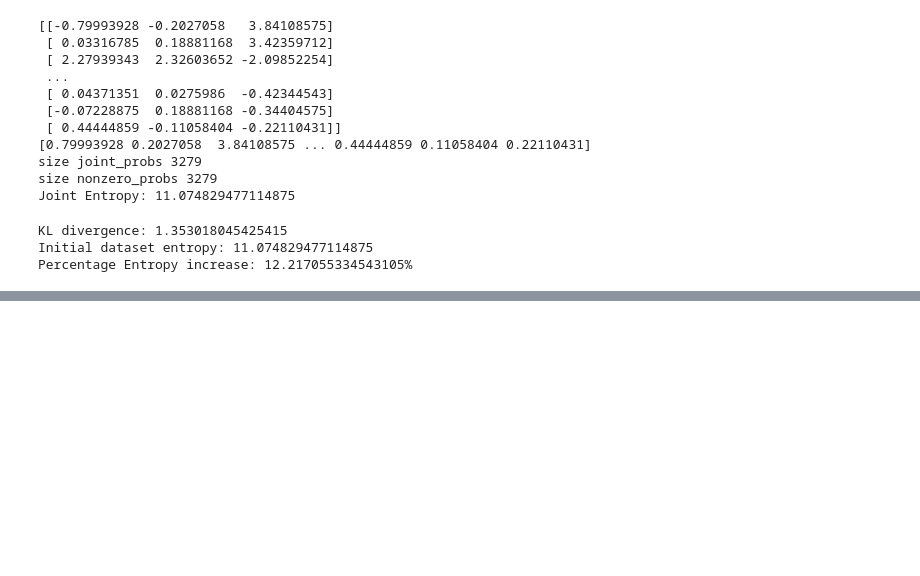
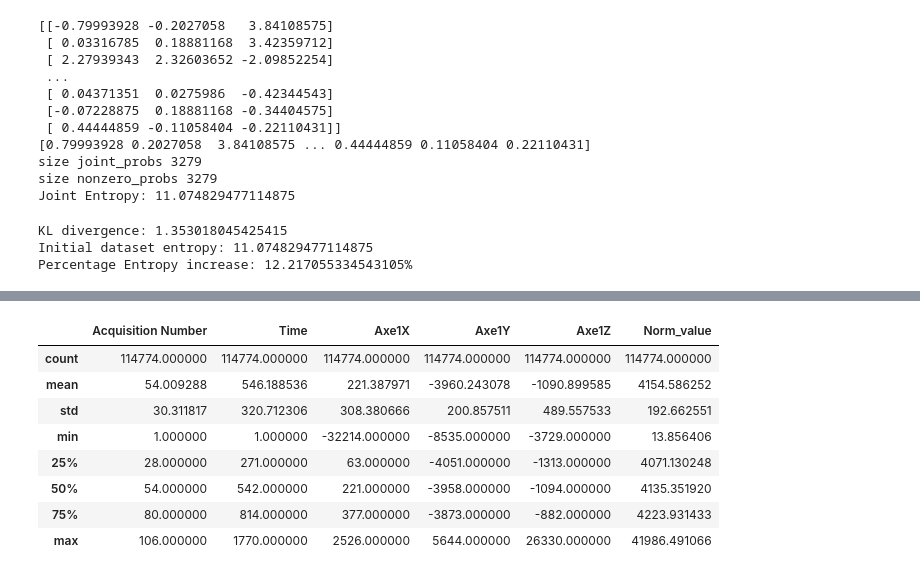
Before and after one commit to BianchiLuca28/project_CSD, a Jupyter notebook: notebook_exploration_cleaning/ingestion.ipynb, the cells around one changed output, grey strips where cells are left out. Cells and saved outputs as stored; diff of their text form; code cells hidden in the pictures; blank space fills up the shorter version.

```diff
--- a/notebook_exploration_cleaning/ingestion.ipynb
+++ b/notebook_exploration_cleaning/ingestion.ipynb
@@ -210,0 +265,12 @@ plt.plot(np.arange(0, X_tsne.size, 1), X_tsne)
+# %%
+time_series_1.describe()
+# %% [output]
+|  | Acquisition Number | Time | Axe1X | Axe1Y | Axe1Z | Norm_value |
+| count | 114774.000000 | 114774.000000 | 114774.000000 | 114774.000000 | 114774.000000 | 114774.000000 |
+| mean | 54.009288 | 546.188536 | 221.387971 | -3960.243078 | -1090.899585 | 4154.586252 |
+| std | 30.311817 | 320.712306 | 308.380666 | 200.857511 | 489.557533 | 192.662551 |
+| min | 1.000000 | 1.000000 | -32214.000000 | -8535.000000 | -3729.000000 | 13.856406 |
+| 25% | 28.000000 | 271.000000 | 63.000000 | -4051.000000 | -1313.000000 | 4071.130248 |
+| 50% | 54.000000 | 542.000000 | 221.000000 | -3958.000000 | -1094.000000 | 4135.351920 |
+| 75% | 80.000000 | 814.000000 | 377.000000 | -3873.000000 | -882.000000 | 4223.931433 |
+| max | 106.000000 | 1770.000000 | 2526.000000 | 5644.000000 | 26330.000000 | 41986.491066 |
```
Also changed, not shown: parts of 10 cells of this notebook.
